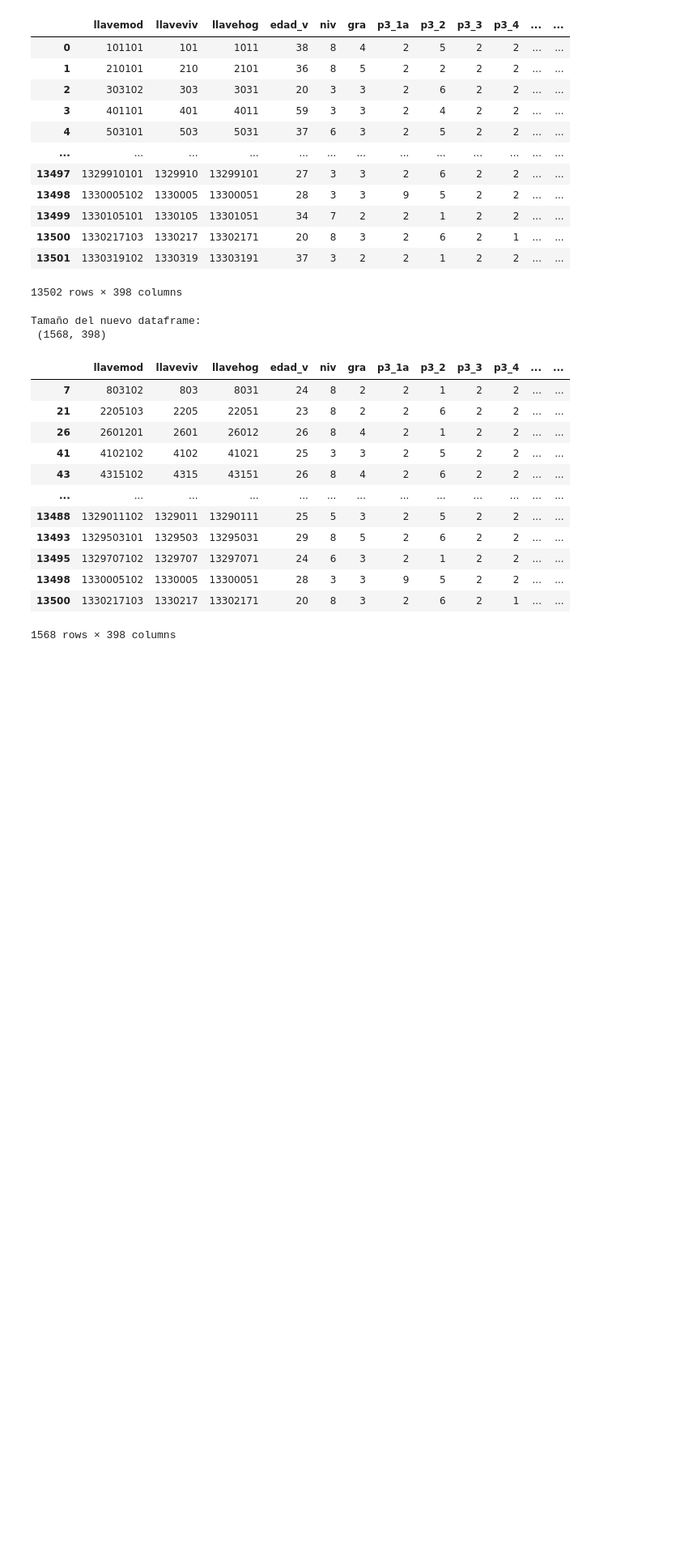
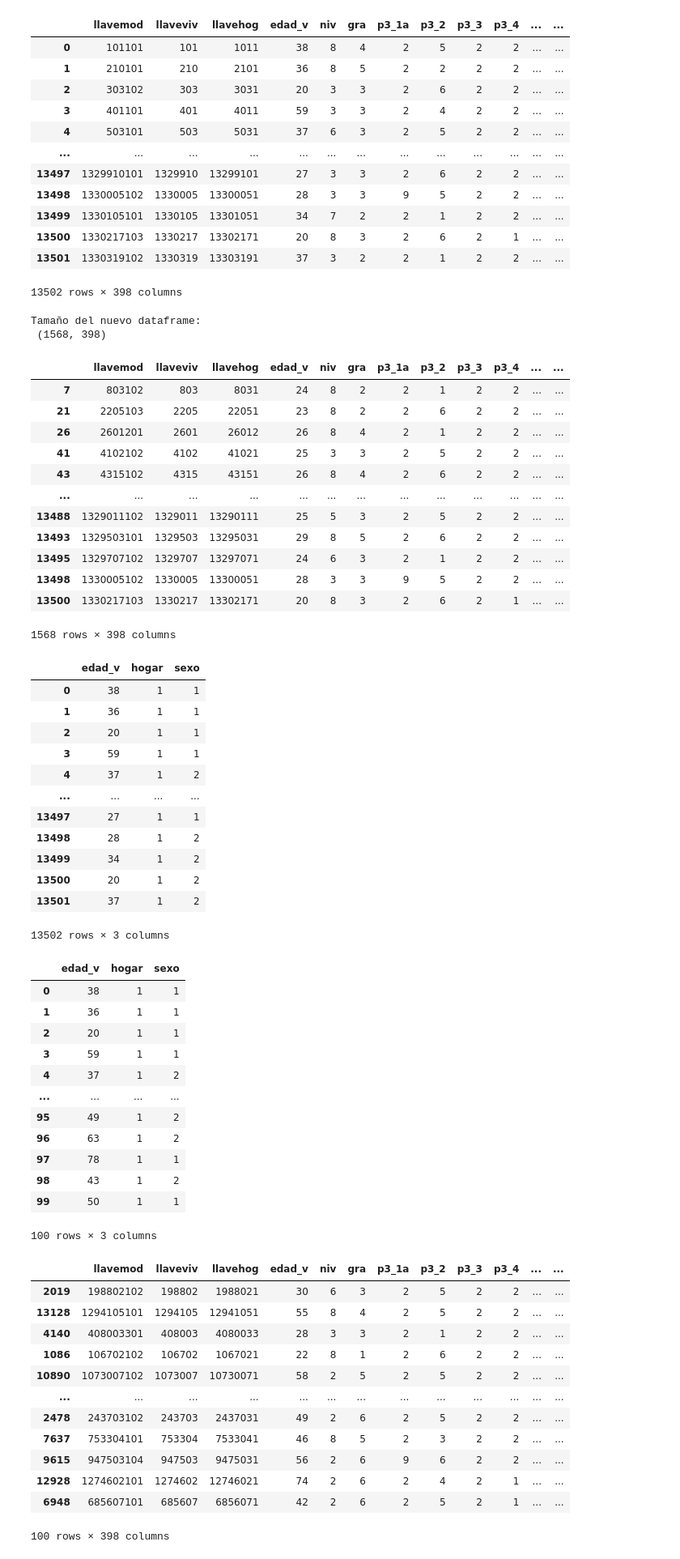
Before and after one commit to Sonia1895/AA, a Jupyter notebook: Tarea_2.ipynb, the cells around one changed output. Shown at 81% size. Cells and saved outputs as stored; diff of their text form; code cells hidden in the pictures; blank space fills up the shorter version.

```diff
--- a/Tarea_2.ipynb
+++ b/Tarea_2.ipynb
@@ -197,3 +197,60 @@ Tamaño del nuevo dataframe:
 | 13498 | 1330005102 | 1330005 | 13300051 | 28 | 3 | 3 | 9 | 5 | 2 | 2 | ... | ... |
 | 13500 | 1330217103 | 1330217 | 13302171 | 20 | 8 | 3 | 2 | 6 | 2 | 1 | ... | ... |
 1568 rows × 398 columns
+# %%
+#Crear un subconjunto de datos, utilizando solo edad, hogar, sexo
+
+sub_df = df_enif[['edad_v', 'hogar', 'sexo']]
+display(sub_df)
+
+
+#Crear un subconjunto de datos aleatorio , con 100 filas, del df filtrado
+sub_df_2 = df_enif[['edad_v', 'hogar', 'sexo']].iloc[:100]
+
+display(sub_df_2)
+#Crear un subconjunto de datos aleatorio , con 100 filas, del df completo
+
+
+sub_df_3 = df_enif.sample(n=100)
+
+display(sub_df_3)
+# %% [output]
+|  | edad_v | hogar | sexo |
+| 0 | 38 | 1 | 1 |
+| 1 | 36 | 1 | 1 |
+| 2 | 20 | 1 | 1 |
+| 3 | 59 | 1 | 1 |
+| 4 | 37 | 1 | 2 |
+| ... | ... | ... | ... |
+| 13497 | 27 | 1 | 1 |
+| 13498 | 28 | 1 | 2 |
+| 13499 | 34 | 1 | 2 |
+| 13500 | 20 | 1 | 2 |
+| 13501 | 37 | 1 | 2 |
+13502 rows × 3 columns
+|  | edad_v | hogar | sexo |
+| 0 | 38 | 1 | 1 |
+| 1 | 36 | 1 | 1 |
+| 2 | 20 | 1 | 1 |
+| 3 | 59 | 1 | 1 |
+| 4 | 37 | 1 | 2 |
+| ... | ... | ... | ... |
+| 95 | 49 | 1 | 2 |
+| 96 | 63 | 1 | 2 |
+| 97 | 78 | 1 | 1 |
+| 98 | 43 | 1 | 2 |
+| 99 | 50 | 1 | 1 |
+100 rows × 3 columns
+|  | llavemod | llaveviv | llavehog | edad_v | niv | gra | p3_1a | p3_2 | p3_3 | p3_4 | ... | ... |
+| 2019 | 198802102 | 198802 | 1988021 | 30 | 6 | 3 | 2 | 5 | 2 | 2 | ... | ... |
+| 13128 | 1294105101 | 1294105 | 12941051 | 55 | 8 | 4 | 2 | 5 | 2 | 2 | ... | ... |
+| 4140 | 408003301 | 408003 | 4080033 | 28 | 3 | 3 | 2 | 1 | 2 | 2 | ... | ... |
+| 1086 | 106702102 | 106702 | 1067021 | 22 | 8 | 1 | 2 | 6 | 2 | 2 | ... | ... |
+| 10890 | 1073007102 | 1073007 | 10730071 | 58 | 2 | 5 | 2 | 5 | 2 | 2 | ... | ... |
+| ... | ... | ... | ... | ... | ... | ... | ... | ... | ... | ... | ... | ... |
+| 2478 | 243703102 | 243703 | 2437031 | 49 | 2 | 6 | 2 | 5 | 2 | 2 | ... | ... |
+| 7637 | 753304101 | 753304 | 7533041 | 46 | 8 | 5 | 2 | 3 | 2 | 2 | ... | ... |
+| 9615 | 947503104 | 947503 | 9475031 | 56 | 2 | 6 | 9 | 6 | 2 | 2 | ... | ... |
+| 12928 | 1274602101 | 1274602 | 12746021 | 74 | 2 | 6 | 2 | 4 | 2 | 1 | ... | ... |
+| 6948 | 685607101 | 685607 | 6856071 | 42 | 2 | 6 | 2 | 5 | 2 | 1 | ... | ... |
+100 rows × 398 columns
```
